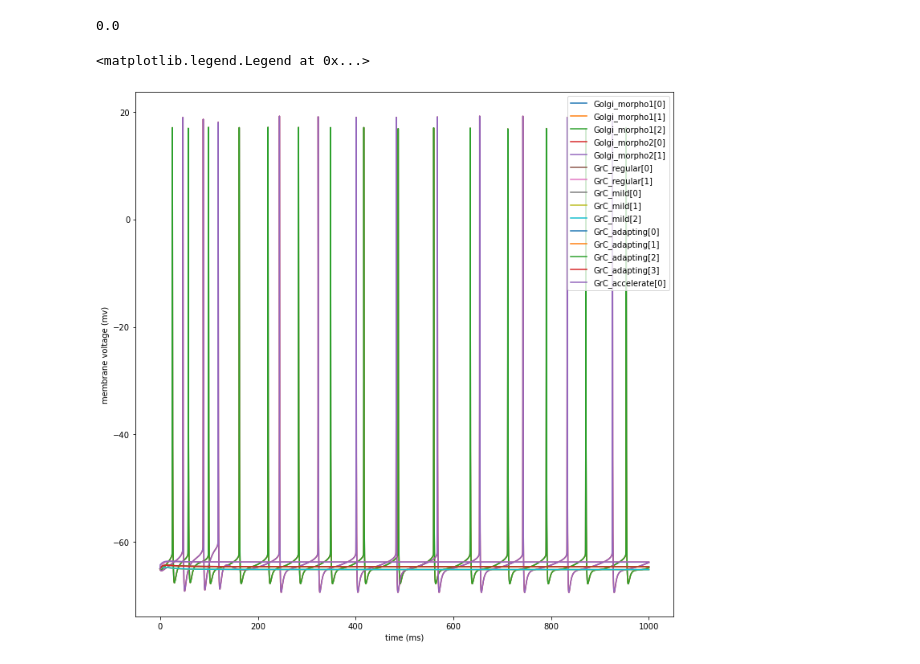
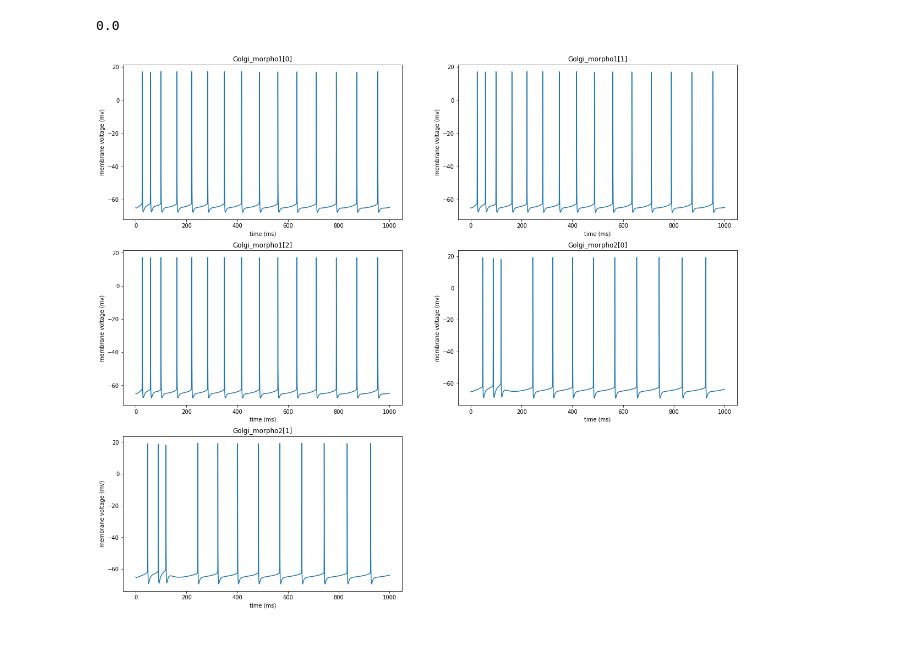
Before and after one commit to Spiritreaper331/Honors-Project-2022, a Jupyter notebook: Cerebellum Model/Small Network.ipynb, the cells around one changed output. Drawn from its saved outputs; the diff is of its cells as text; code cells hidden in the pictures.

Commit message:
Changed small network connections and start time

```diff
--- a/Cerebellum Model/Small Network.ipynb
+++ b/Cerebellum Model/Small Network.ipynb
@@ -29,6 +33,6 @@ grc_cells = [[GrC(i, subtype) for i in range(count)] for subtype, count in (
 )]
 grc_cells = reduce(operator.concat, grc_cells)
 
-#mossy_cells = [Mossy(1), Mossy(2), Mossy(3), Mossy(4)]
+ascending_axons = sum((grc_cell.HD_aa for grc_cell in grc_cells), [])
 # %% [output]
 5394 lines read
@@ -112,14 +170,14 @@ h.run()
 # %% [output]
 0.0
 # %%
+plt.figure(figsize=(20, 30))
 for j, golgi_cell in enumerate(golgi_cells):
-    plt.plot(time, np.array(golgi_cell[j].vm), label=str(golgi_cell[j]))
-    plt.figure(figsize=(12, 12))
+    plt.subplot(len(golgi_cells), 2, j + 1)
+    plt.plot(time, np.array(golgi_cell.vm), label=str(golgi_cell))
     time = np.array(time)
+    plt.title(f"{golgi_cell}")
     plt.xlabel("time (ms)")
     plt.ylabel("membrane voltage (mv)")
-    plt.legend()
 # %% [output]
-<matplotlib.legend.Legend at 0x...>
-[figure, old version]
+[figure, new version]
 # %%
```
Also changed, not shown: parts of 8 cells of this notebook, 4 other files.
